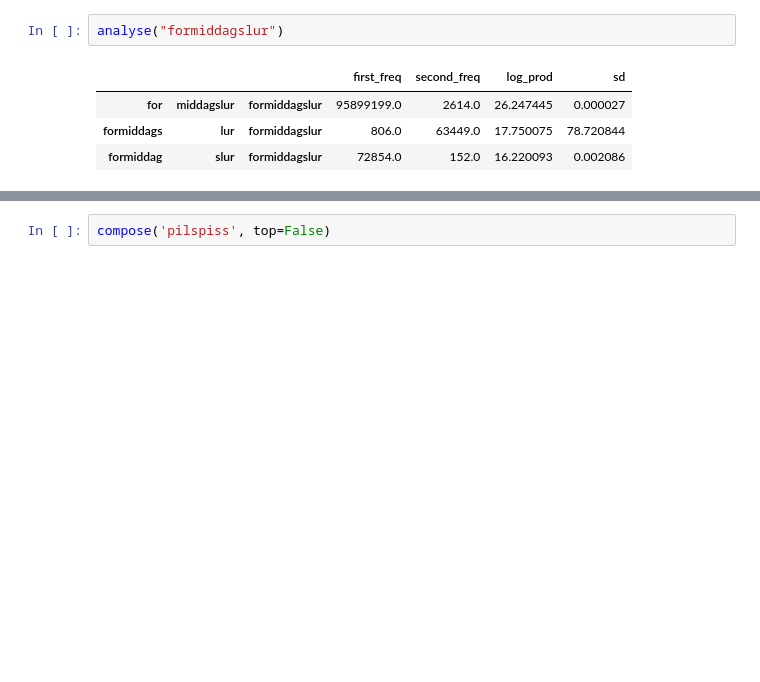
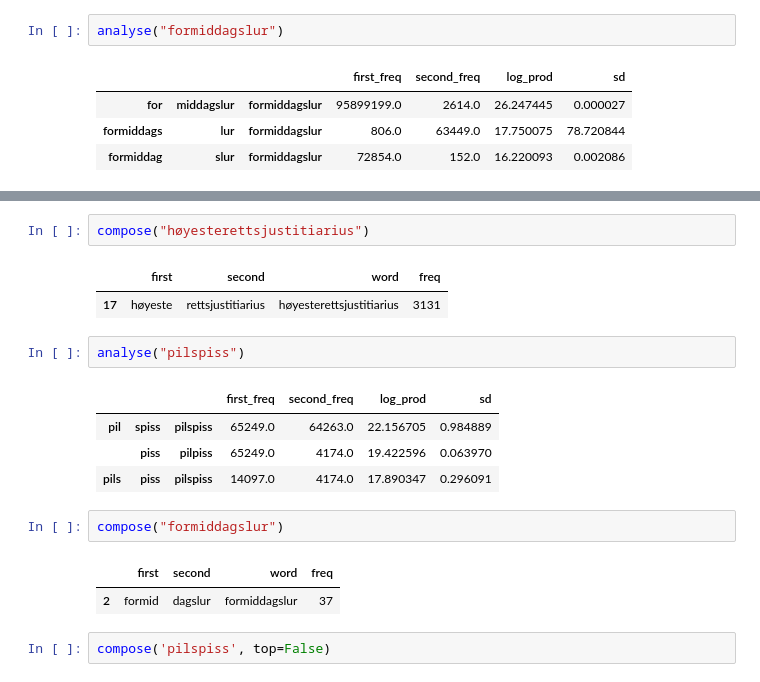
Before and after one commit to Yoonsen/Composites, a Jupyter notebook: old_hyp.ipynb, the cells around one changed output, grey strips where cells are left out. Cells and saved outputs as stored; diff of their text form; blank space fills up the shorter version.

```diff
--- a/old_hyp.ipynb
+++ b/old_hyp.ipynb
@@ -158,3 +169,20 @@ analyse("formiddagslur")
+# %%
+compose("høyesterettsjustitiarius")
+# %% [output]
+|  | first | second | word | freq |
+| 17 | høyeste | rettsjustitiarius | høyesterettsjustitiarius | 3131 |
+# %%
+analyse("pilspiss")
+# %% [output]
+|  |  |  | first_freq | second_freq | log_prod | sd |
+| pil | spiss | pilspiss | 65249.0 | 64263.0 | 22.156705 | 0.984889 |
+|  | piss | pilpiss | 65249.0 | 4174.0 | 19.422596 | 0.063970 |
+| pils | piss | pilspiss | 14097.0 | 4174.0 | 17.890347 | 0.296091 |
+# %%
+compose("formiddagslur")
+# %% [output]
+|  | first | second | word | freq |
+| 2 | formid | dagslur | formiddagslur | 37 |
 # %%
 compose('pilspiss', top=False)
 # %% [output]
```
Also changed, not shown: parts of 5 cells of this notebook, 2 other files.
